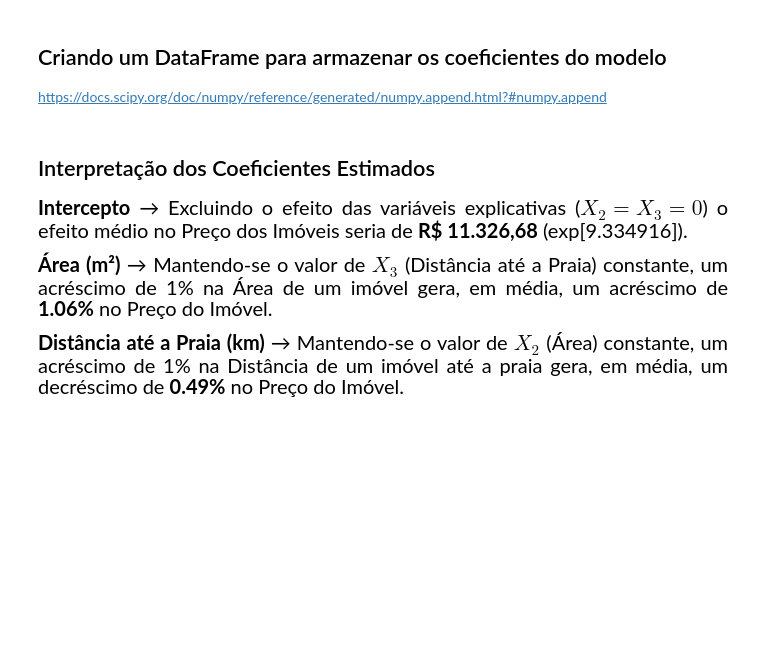
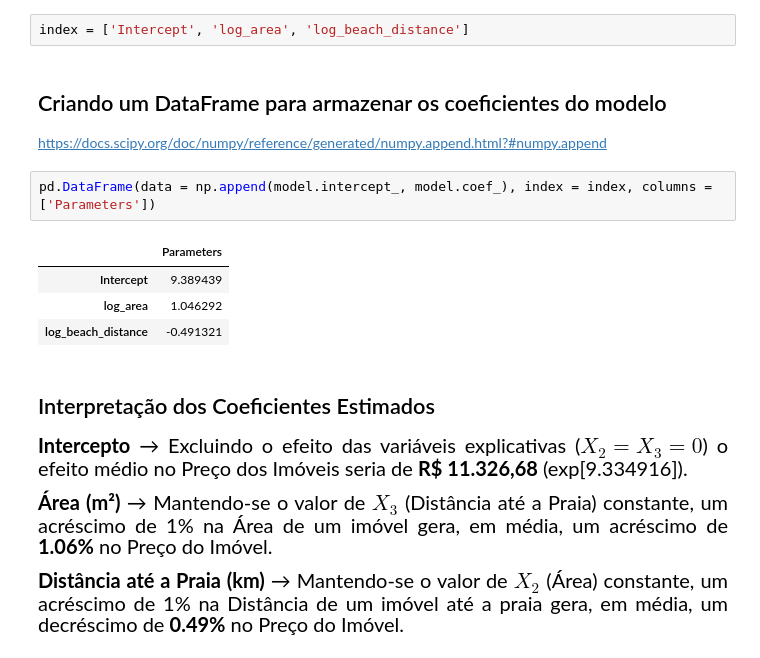
Before and after one commit to Gabriel-limadev/data_science_study, a Jupyter notebook: 6 - Regressão Linear: técnicas avançadas de modelagem/course_file/linear_regression.ipynb, the cells around one changed output. Drawn from its saved outputs; the diff is of its cells as text; blank space fills up the shorter version.

```diff
--- a/6 - Regressão Linear: técnicas avançadas de modelagem/course_file/linear_regression.ipynb
+++ b/6 - Regressão Linear: técnicas avançadas de modelagem/course_file/linear_regression.ipynb
@@ -453,9 +510,18 @@ https://docs.scipy.org/doc/numpy-1.15.0/reference/generated/numpy.exp.html
 # %% [markdown]
 ## Criando uma lista com os nomes das variáveis do modelo
+# %%
+index = ['Intercept', 'log_area', 'log_beach_distance']
 # %% [markdown]
 ## Criando um DataFrame para armazenar os coeficientes do modelo
 
 https://docs.scipy.org/doc/numpy/reference/generated/numpy.append.html?#numpy.append
+# %%
+pd.DataFrame(data = np.append(model.intercept_, model.coef_), index = index, columns = ['Parameters'])
+# %% [output]
+|  | Parameters |
+| Intercept | 9.389439 |
+| log_area | 1.046292 |
+| log_beach_distance | -0.491321 |
 # %% [markdown]
 ## Interpretação dos Coeficientes Estimados
 
```
Also changed, not shown: parts of 23 cells of this notebook.
